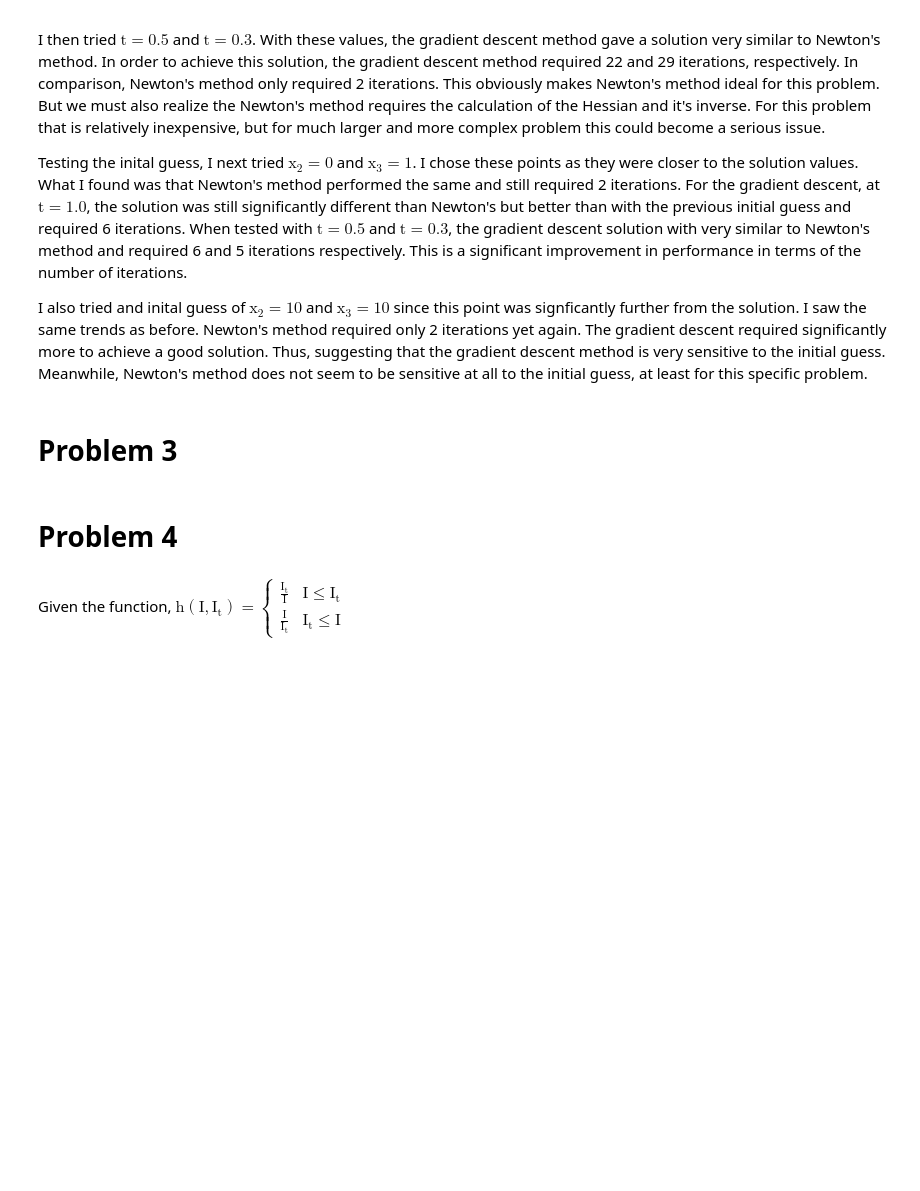
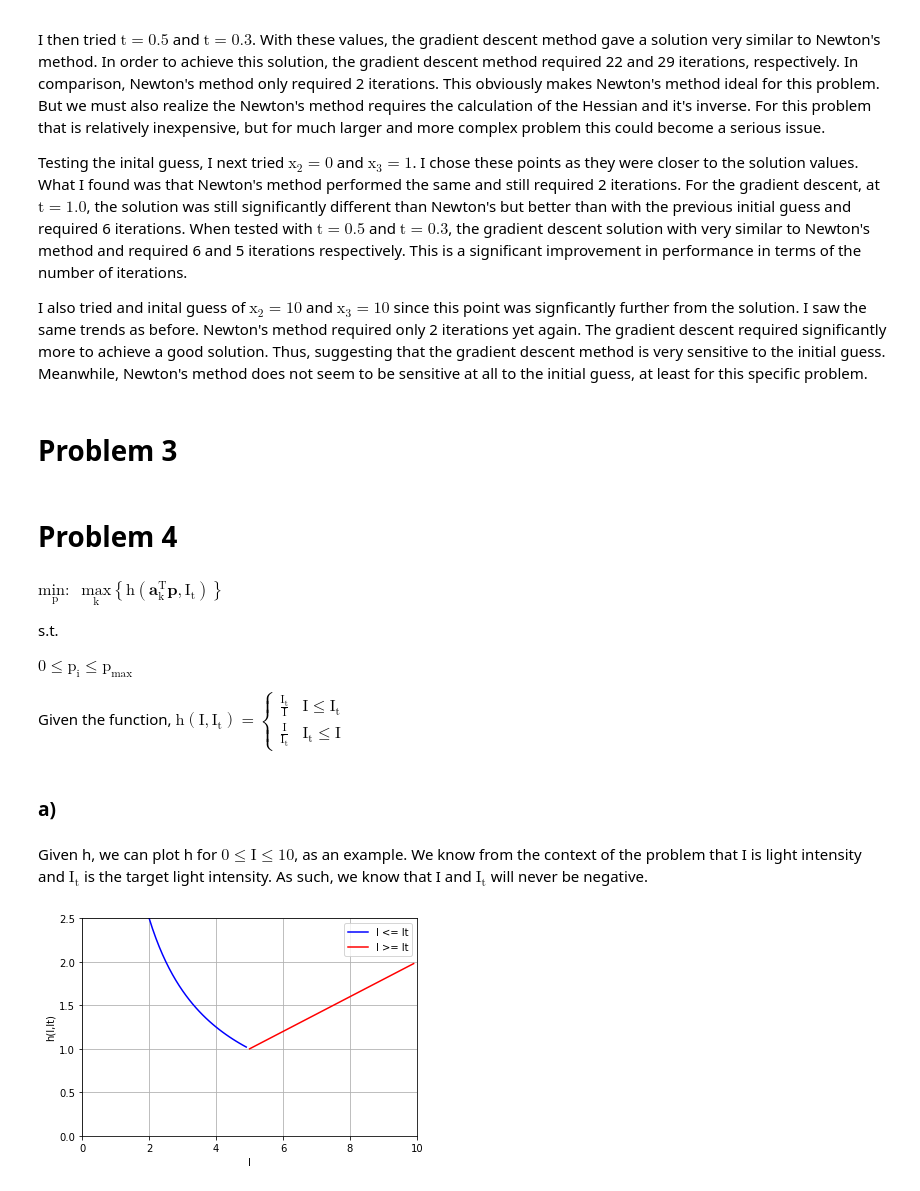
Before and after one commit to Benjamin-Webb/MAE-598-Design-Optimization-HW2, a Jupyter notebook: HW2.ipynb, the cells around one changed output. Drawn from its saved outputs; the diff is of its cells as text; code cells hidden in the pictures; blank space fills up the shorter version.

Commit message:
Completed problem 4 a

```diff
--- a/HW2.ipynb
+++ b/HW2.ipynb
@@ -475,7 +475,50 @@ I also tried and inital guess of $\mathrm{x_{2}=10}$ and $\mathrm{x_{3}=10}$ sin
 # %% [markdown]
 # Problem 4
 # %% [markdown]
+$\mathrm{\underset{p}{min:}\;\;\underset{k}{max}\left\{ h\left(\mathbf{a}_{k}^{T}\mathbf{p},I_{t}\right)\right\} }$
+
+s.t.
+
+$\mathrm{0\leq p_{i}\leq p_{max}}$
+
 Given the function, $\mathrm{h\left(I,I_{t}\right)=\left\{ \begin{array}{cc}
 \frac{I_{t}}{I} & I\leq I_{t}\\
 \frac{I}{I_{t}} & I_{t}\leq I
 \end{array}\right.}$
+# %% [markdown]
+### a)
+# %% [markdown]
+Given h, we can plot h for $\mathrm{0\leq I\leq10}$, as an example. We know from the context of the problem that I is light intensity and $\mathrm{I_{t}}$ is the target light intensity. As such, we know that I and $\mathrm{I_{t}}$ will never be negative.
+# %%
+# Plot for problem 4
+
+import matplotlib.pyplot as plt
+import numpy as np
+
+if __name__ == '__main__':
+	# Let's plot
+
+	# Make some vectors for I and It
+	I = np.linspace(0.0, 10.0, 101)
+	I[0] = 0.001
+	It = np.ones((101, 1))*5.0
+
+	# Evaluate h(I, It)
+	h = np.zeros((101, 1))
+	for j in range(0, 101, 1):
+		if I[j] <= It[j]:
+			h[j] = It[j] / I[j]
+		else:
+			h[j] = I[j] / It[j]
+
+	fig = plt.figure(num=1)
+	plt.plot(I[0:50], h[0:50], '-b', I[50:100], h[50:100], '-r')
+	plt.grid(b=True, which='both', axis='both')
+	plt.xlabel('I')
+	plt.ylabel('h(I,It)')
+	plt.xlim((0.0, 10.0))
+	plt.ylim((0.0, 2.5))
+	plt.legend(['I <= It', 'I >= It'])
+	plt.show()
+# %% [output]
+[figure, added]
```
Also changed, not shown: parts of 1 cell of this notebook.
